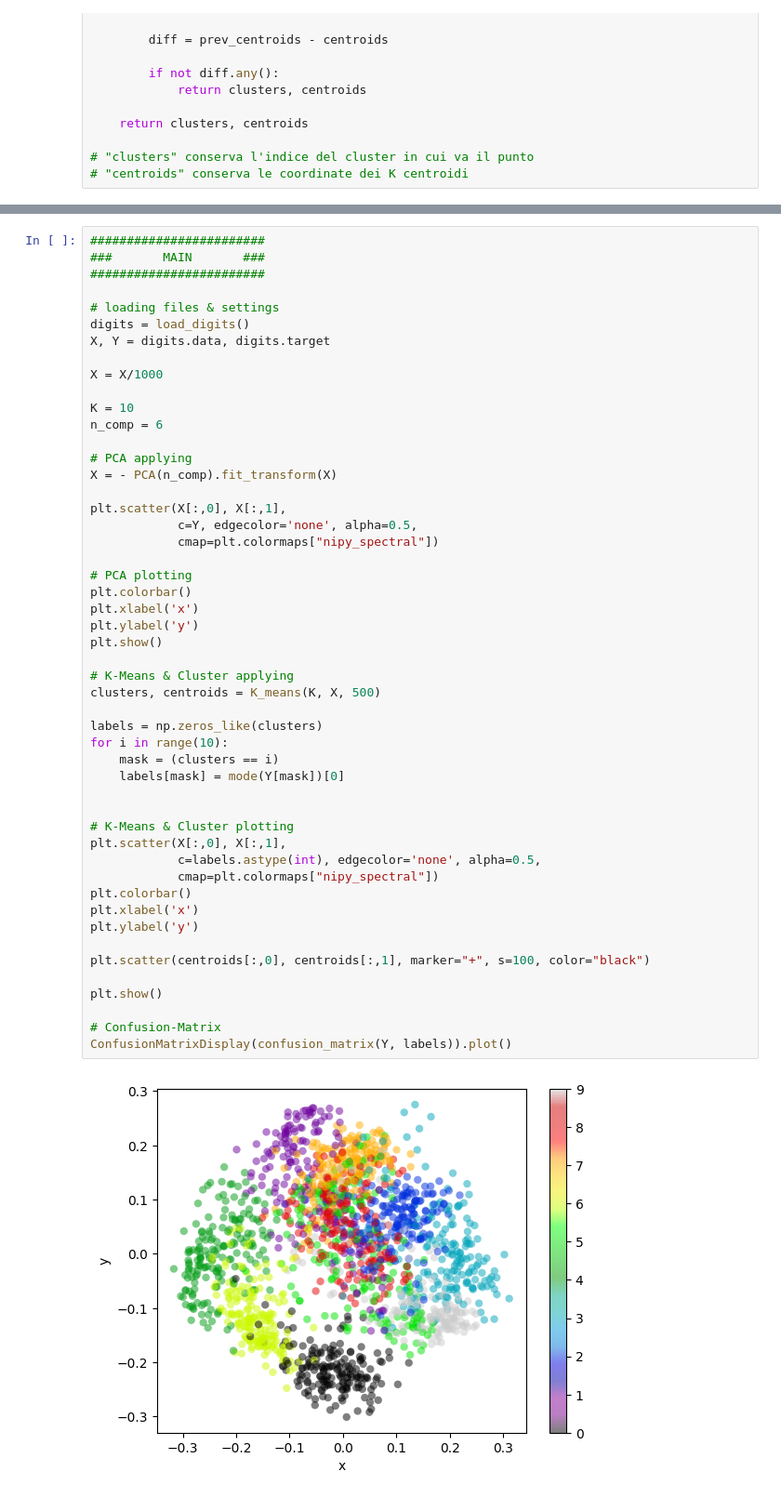
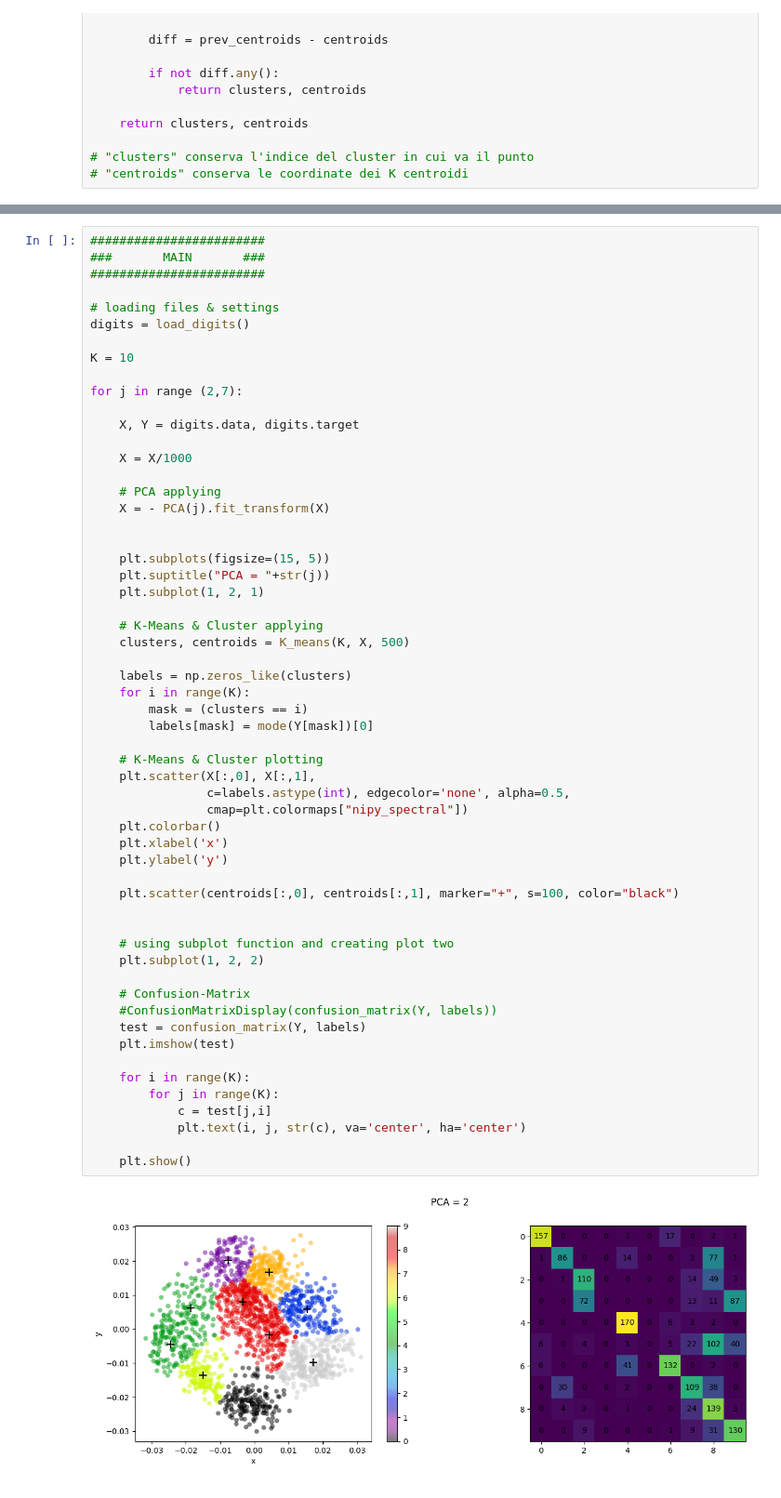
Before and after one commit to ArgonautAstra/Progetto-Data-Science-2023, a Jupyter notebook: src/test.ipynb, the cells around one changed output, grey strips where cells are left out. Shown at 93% size. Saved outputs shown, nothing was run; the diff lists cells and outputs as text.

```diff
--- a/src/test.ipynb
+++ b/src/test.ipynb
@@ -81,52 +116,59 @@ def K_means(K, X, max_iterations = 500):
 # %%
 ########################
 ###       MAIN       ###
 ########################
 
 # loading files & settings
 digits = load_digits()
-X, Y = digits.data, digits.target
-
-X = X/1000
 
 K = 10
-n_comp = 6
 
-# PCA applying
-X = - PCA(n_comp).fit_transform(X)
+for j in range (2,7):
 
-plt.scatter(X[:,0], X[:,1],
-            c=Y, edgecolor='none', alpha=0.5,
-            cmap=plt.colormaps["nipy_spectral"])
+    X, Y = digits.data, digits.target
 
-# PCA plotting
-plt.colorbar()
-plt.xlabel('x')
-plt.ylabel('y')
-plt.show()
+    X = X/1000
 
-# K-Means & Cluster applying
-clusters, centroids = K_means(K, X, 500)
-
-labels = np.zeros_like(clusters)
-for i in range(10):
-    mask = (clusters == i)
-    labels[mask] = mode(Y[mask])[0]
+    # PCA applying
+    X = - PCA(j).fit_transform(X)
 
 
-# K-Means & Cluster plotting
-plt.scatter(X[:,0], X[:,1],
-            c=labels.astype(int), edgecolor='none', alpha=0.5,
-            cmap=plt.colormaps["nipy_spectral"])
-plt.colorbar()
-plt.xlabel('x')
-plt.ylabel('y')
+    plt.subplots(figsize=(15, 5))
+    plt.suptitle("PCA = "+str(j))
+    plt.subplot(1, 2, 1)
 
-plt.scatter(centroids[:,0], centroids[:,1], marker="+", s=100, color="black")
+    # K-Means & Cluster applying
+    clusters, centroids = K_means(K, X, 500)
 
-plt.show()
+    labels = np.zeros_like(clusters)
+    for i in range(K):
+        mask = (clusters == i)
+        labels[mask] = mode(Y[mask])[0]
 
-# Confusion-Matrix
-ConfusionMatrixDisplay(confusion_matrix(Y, labels)).plot()
+    # K-Means & Cluster plotting
+    plt.scatter(X[:,0], X[:,1],
+                c=labels.astype(int), edgecolor='none', alpha=0.5,
+                cmap=plt.colormaps["nipy_spectral"])
+    plt.colorbar()
+    plt.xlabel('x')
+    plt.ylabel('y')
+
+    plt.scatter(centroids[:,0], centroids[:,1], marker="+", s=100, color="black")
+
+
+    # using subplot function and creating plot two
+    plt.subplot(1, 2, 2)
+
+    # Confusion-Matrix
+    #ConfusionMatrixDisplay(confusion_matrix(Y, labels))
+    test = confusion_matrix(Y, labels)
+    plt.imshow(test)
+
+    for i in range(K):
+        for j in range(K):
+            c = test[j,i]
+            plt.text(i, j, str(c), va='center', ha='center')
+
+    plt.show()
 # %% [output]
-[figure, old version]
+[figure, new version]
```
Also changed, not shown: parts of 3 cells of this notebook, 1 other file.
